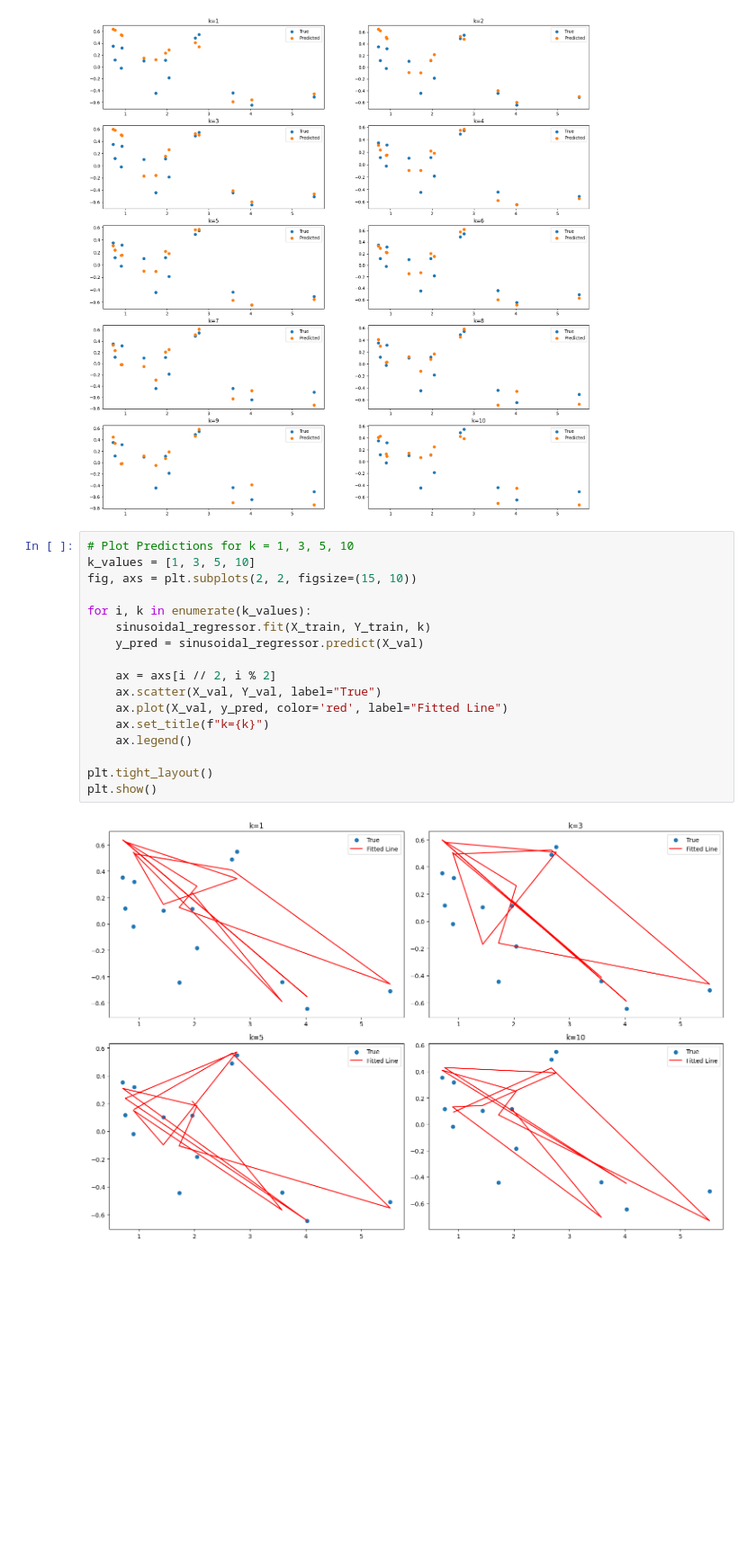
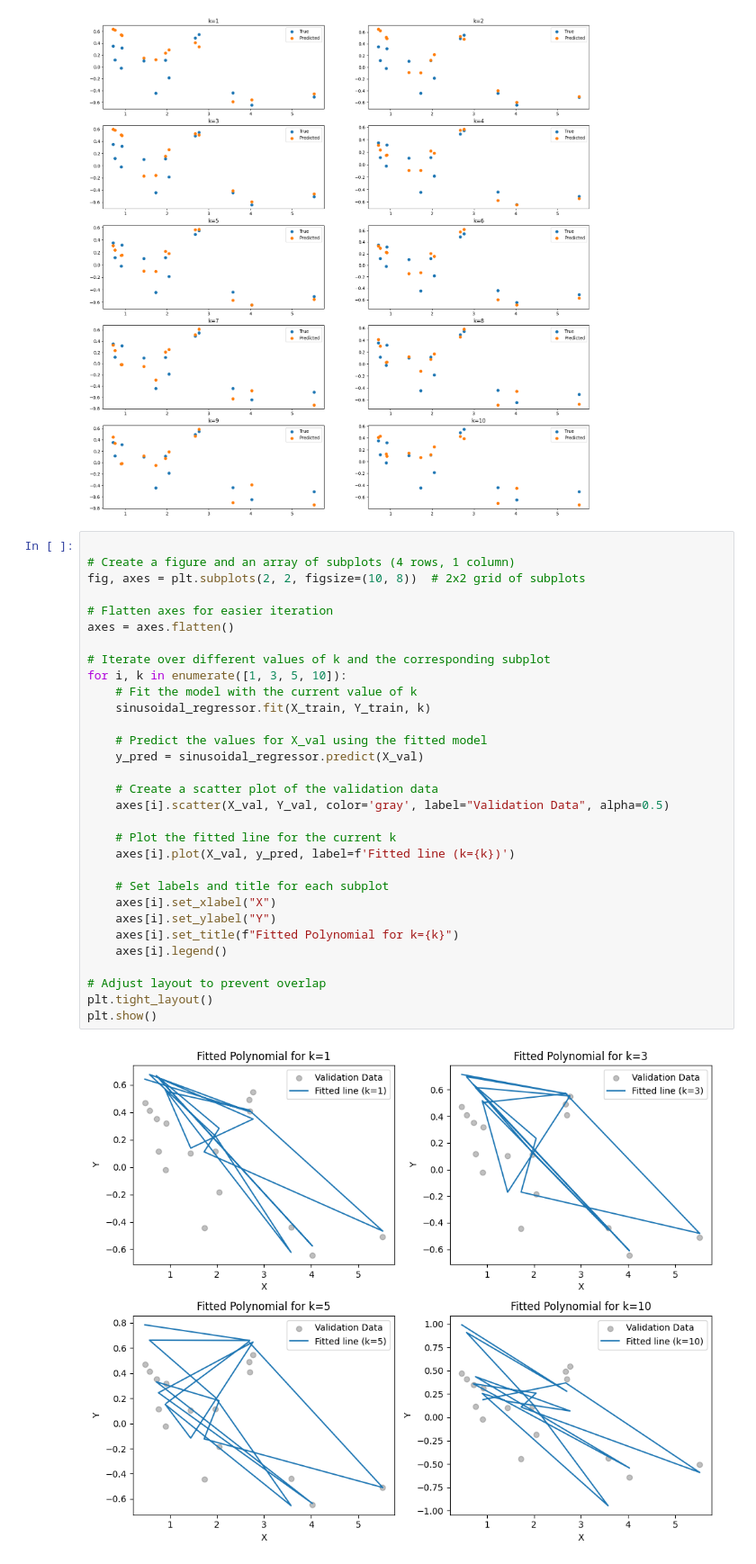
Before and after one commit to kkipngenokoech/MathsRequiredForAI, a Jupyter notebook: INTRO TO ML/HW2/nonlinear-regression.ipynb, the cells around one changed output. Shown at 90% size. Drawn from its saved outputs; the diff is of its cells as text; blank space fills up the shorter version.

```diff
--- a/INTRO TO ML/HW2/nonlinear-regression.ipynb
+++ b/INTRO TO ML/HW2/nonlinear-regression.ipynb
@@ -105,22 +160,36 @@ for k in range(1, 11):
 plt.show()
 # %% [output]
 [figure]
-# %%
-# Plot Predictions for k = 1, 3, 5, 10
-k_values = [1, 3, 5, 10]
-fig, axs = plt.subplots(2, 2, figsize=(15, 10))
-
-for i, k in enumerate(k_values):
-    sinusoidal_regressor.fit(X_train, Y_train, k)
-    y_pred = sinusoidal_regressor.predict(X_val)
-
-    ax = axs[i // 2, i % 2]
-    ax.scatter(X_val, Y_val, label="True")
-    ax.plot(X_val, y_pred, color='red', label="Fitted Line")
-    ax.set_title(f"k={k}")
-    ax.legend()
-
-plt.tight_layout()
-plt.show()
-# %% [output]
-[figure, removed]
+# %%
+
+# Create a figure and an array of subplots (4 rows, 1 column)
+fig, axes = plt.subplots(2, 2, figsize=(10, 8))  # 2x2 grid of subplots
+
+# Flatten axes for easier iteration
+axes = axes.flatten()
+
+# Iterate over different values of k and the corresponding subplot
+for i, k in enumerate([1, 3, 5, 10]):
+    # Fit the model with the current value of k
+    sinusoidal_regressor.fit(X_train, Y_train, k)
+
+    # Predict the values for X_val using the fitted model
+    y_pred = sinusoidal_regressor.predict(X_val)
+
+    # Create a scatter plot of the validation data
+    axes[i].scatter(X_val, Y_val, color='gray', label="Validation Data", alpha=0.5)
+
+    # Plot the fitted line for the current k
+    axes[i].plot(X_val, y_pred, label=f'Fitted line (k={k})')
+
+    # Set labels and title for each subplot
+    axes[i].set_xlabel("X")
+    axes[i].set_ylabel("Y")
+    axes[i].set_title(f"Fitted Polynomial for k={k}")
+    axes[i].legend()
+
+# Adjust layout to prevent overlap
+plt.tight_layout()
+plt.show()
+# %% [output]
+[figure, added]
```
Also changed, not shown: parts of 12 cells of this notebook.
